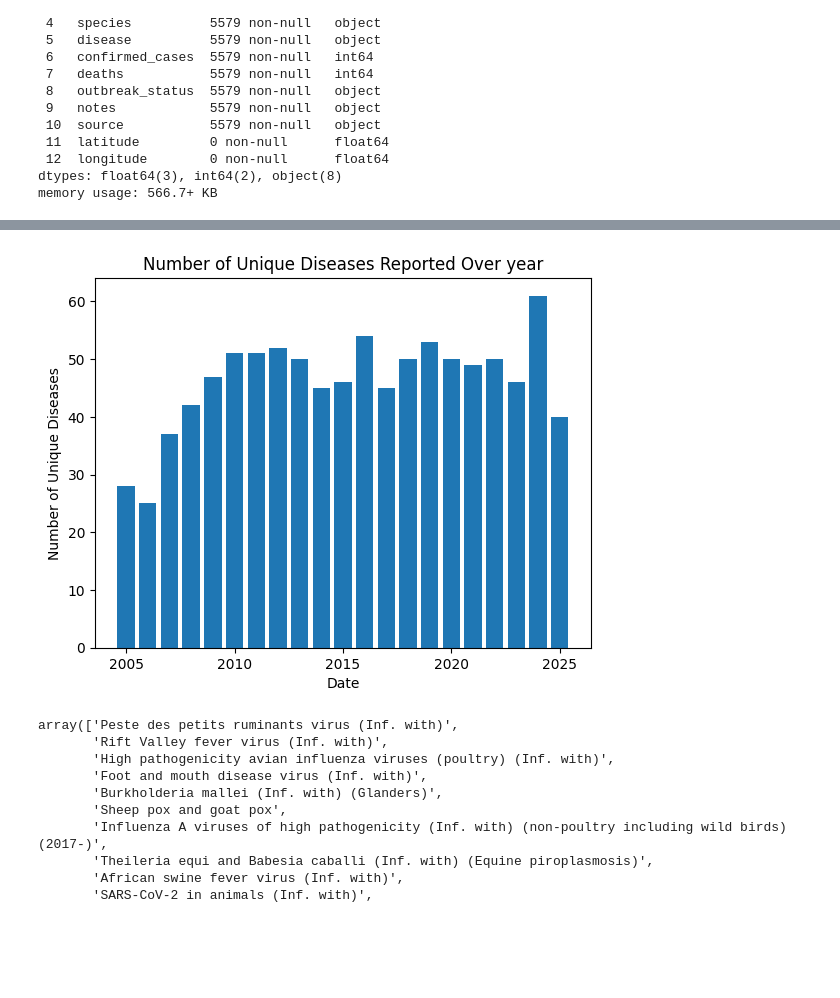
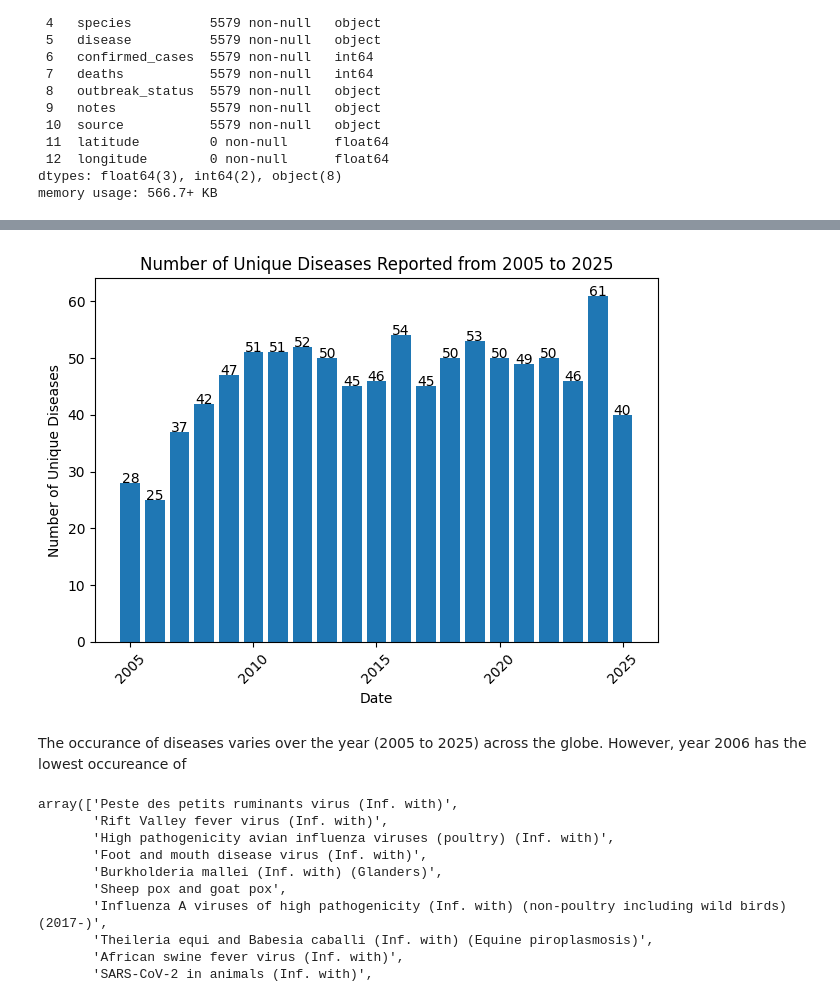
Before and after one commit to IfeoluwaRuth/EDA_Global_animal_health_incidents, a Jupyter notebook: EDA_Animal_health.ipynb, the cells around one changed output, grey strips where cells are left out. Saved outputs shown, nothing was run; the diff lists cells and outputs as text; code cells hidden in the pictures; blank space fills up the shorter version.

```diff
--- a/EDA_Animal_health.ipynb
+++ b/EDA_Animal_health.ipynb
@@ -56,0 +70,14 @@ memory usage: 566.7+ KB
+# %%
+yearly_record = df['year'].value_counts().sort_index()
+print(yearly_record.head())
+plt.bar(yearly_record.index, yearly_record.values)
+
+for i, value in enumerate(yearly_record.values):
+    plt.text(x =yearly_record.index[i], y = value + 2, s = str(value), ha='center')
+
+plt.xlabel('Year')
+plt.ylabel('Number of Incidents')
+plt.title('Number of Incidents of animal with dieases per Year')
+
+plt.tight_layout()
+plt.show()
@@ -63,11 +113,19 @@ disease_counts_by_year = pd.DataFrame(disease_counts_by_year).reset_index()
 # %%
 plt.bar(disease_counts_by_year['year'], disease_counts_by_year['disease'])
 plt.xlabel('Date')
 plt.ylabel('Number of Unique Diseases')
 plt.title('Number of Unique Diseases Reported from 2005 to 2025')
+plt.xticks(rotation=45)
+
+for i, value in enumerate(disease_counts_by_year['disease']):
+    plt.text(x =disease_counts_by_year['year'][i], y = value, s = str(value), ha='center')
+
+plt.tight_layout()
 plt.show()
 # %% [output]
-[figure, old version]
+[figure, new version]
+# %% [markdown]
+The occurance of diseases varies over the year (2005 to 2025) across the globe. However, year 2006 has the lowest occureance of
 # %%
 df['disease'].unique()
 # %% [output]
```
Also changed, not shown: parts of 5 cells of this notebook.
